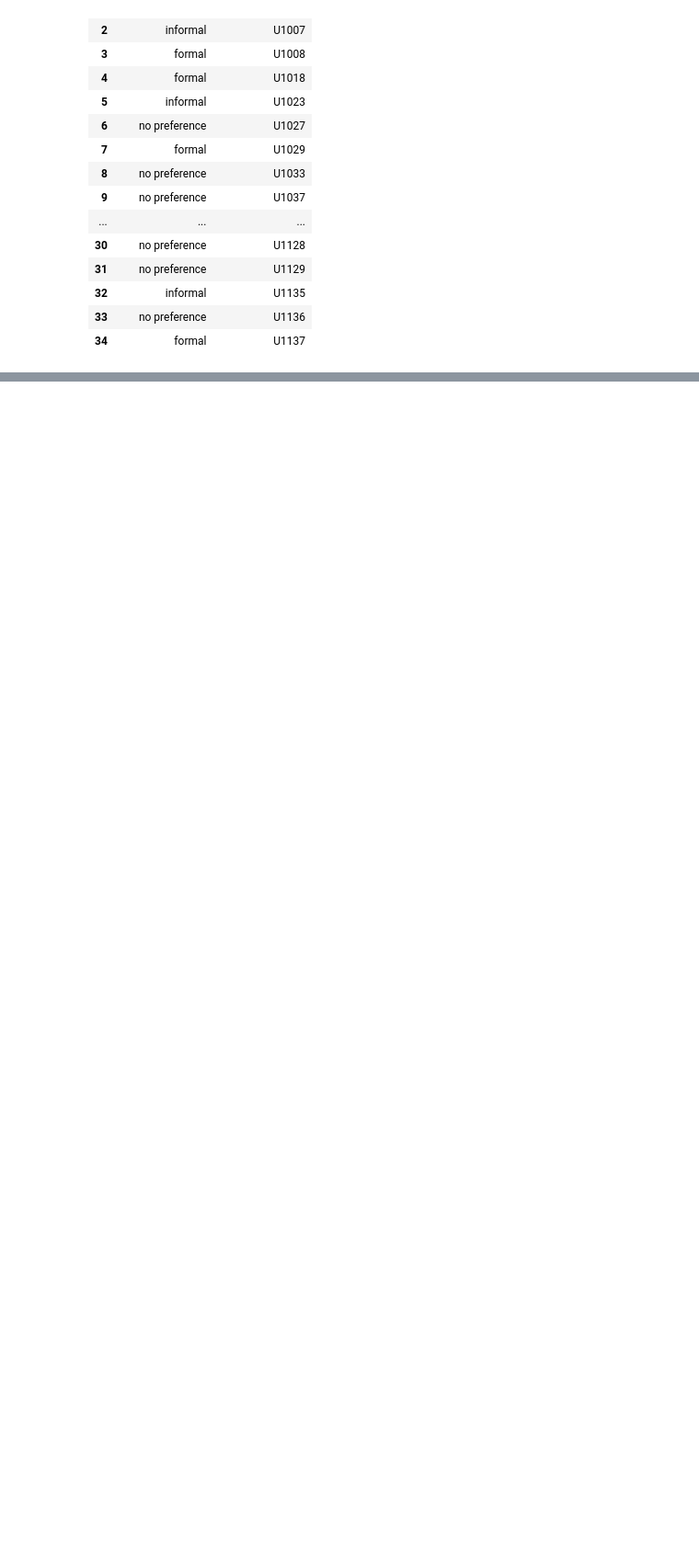
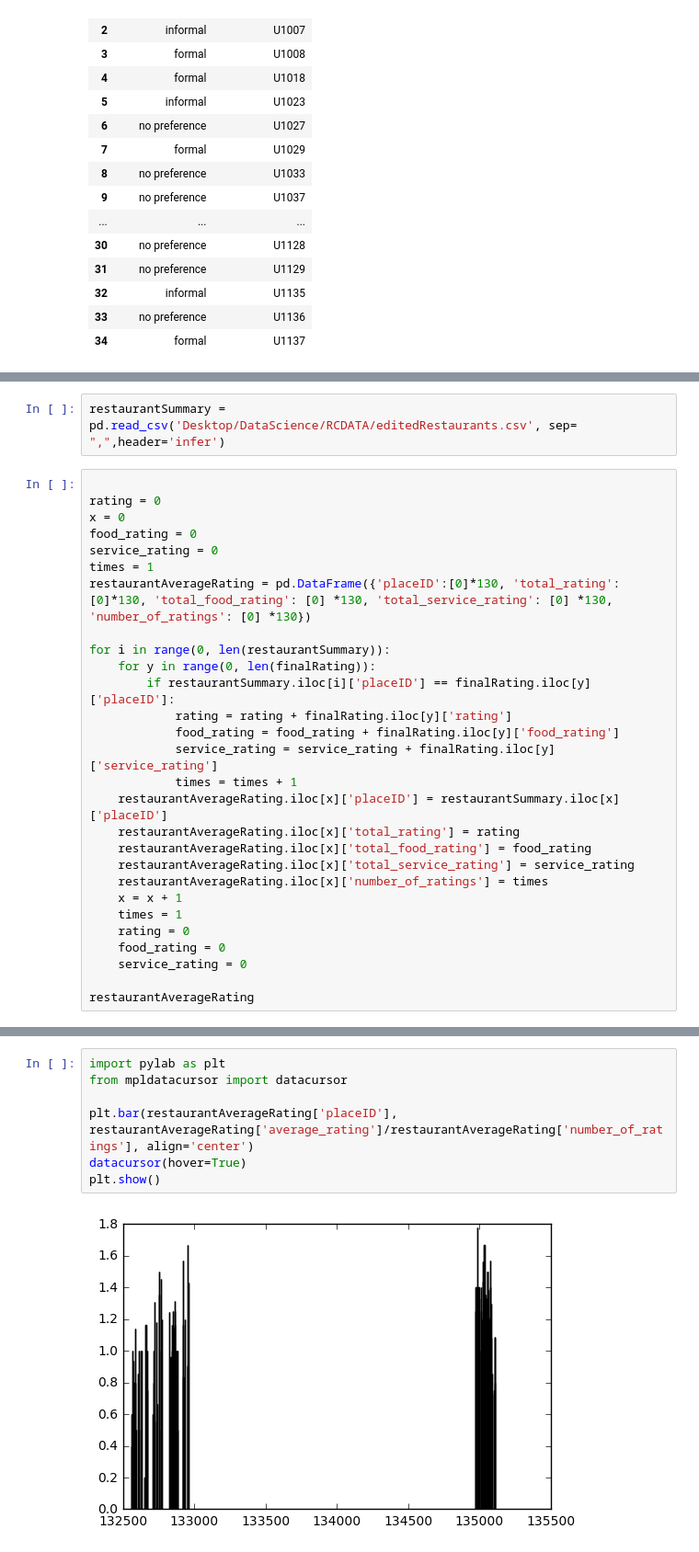
Before and after one commit to kevinroberts94/DataScience, a Jupyter notebook: RCData.ipynb, the cells around one changed output, grey strips where cells are left out. Shown at 92% size. Cells and saved outputs as stored; diff of their text form; blank space fills up the shorter version.

Commit message:
Add files via upload
Extended analysis on RC Data

```diff
--- a/RCData.ipynb
+++ b/RCData.ipynb
@@ -491,0 +647,30 @@ plt.show()
+# %%
+restaurantSummary = pd.read_csv('Desktop/DataScience/RCDATA/editedRestaurants.csv', sep= ",",header='infer')
+# %%
+
+rating = 0
+x = 0
+food_rating = 0
+service_rating = 0
+times = 1
+restaurantAverageRating = pd.DataFrame({'placeID':[0]*130, 'total_rating':[0]*130, 'total_food_rating': [0] *130, 'total_service_rating': [0] *130, 'number_of_ratings': [0] *130})
+
+for i in range(0, len(restaurantSummary)):
+    for y in range(0, len(finalRating)):
+        if restaurantSummary.iloc[i]['placeID'] == finalRating.iloc[y]['placeID']:
+            rating = rating + finalRating.iloc[y]['rating']
+            food_rating = food_rating + finalRating.iloc[y]['food_rating']
+            service_rating = service_rating + finalRating.iloc[y]['service_rating']
+            times = times + 1
+    restaurantAverageRating.iloc[x]['placeID'] = restaurantSummary.iloc[x]['placeID']
+    restaurantAverageRating.iloc[x]['total_rating'] = rating
+    restaurantAverageRating.iloc[x]['total_food_rating'] = food_rating
+    restaurantAverageRating.iloc[x]['total_service_rating'] = service_rating
+    restaurantAverageRating.iloc[x]['number_of_ratings'] = times
+    x = x + 1
+    times = 1
+    rating = 0
+    food_rating = 0
+    service_rating = 0
+
+restaurantAverageRating
@@ -491,0 +696,9 @@ plt.show()
+# %%
+import pylab as plt
+from mpldatacursor import datacursor
+
+plt.bar(restaurantAverageRating['placeID'], restaurantAverageRating['average_rating']/restaurantAverageRating['number_of_ratings'], align='center')
+datacursor(hover=True)
+plt.show()
+# %% [output]
+[figure, added]
```
Also changed, not shown: parts of 55 cells of this notebook.
